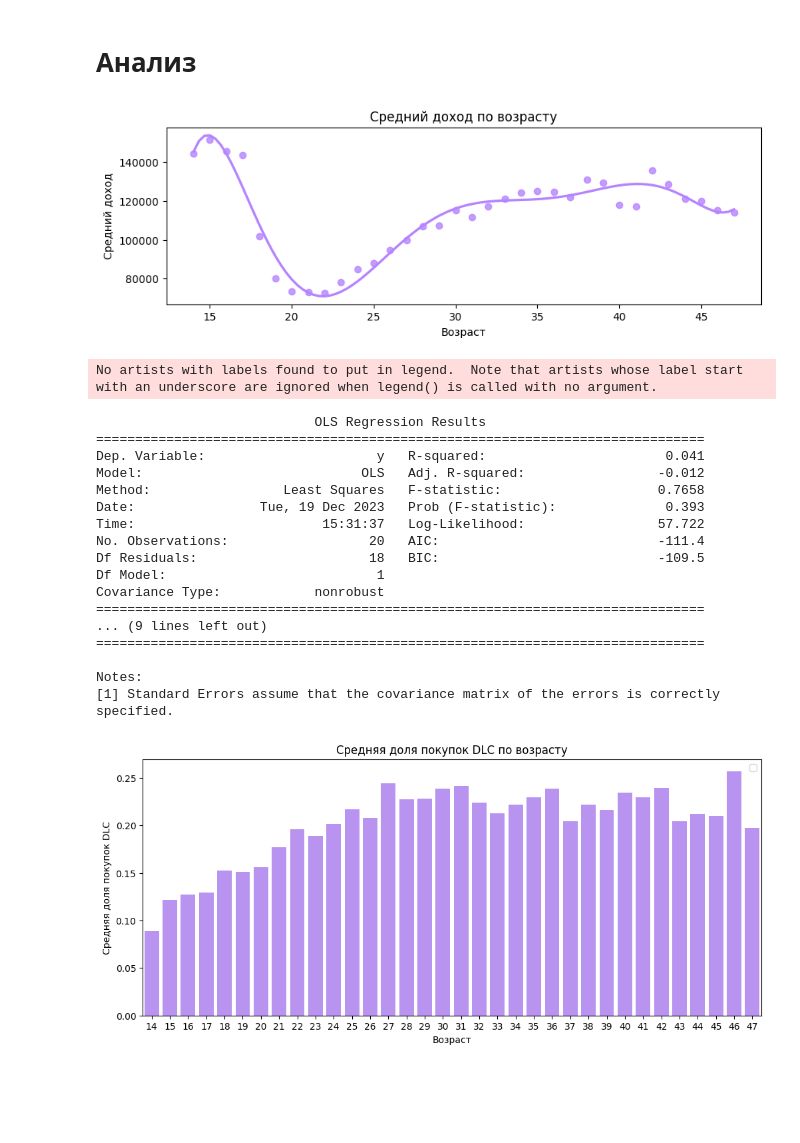
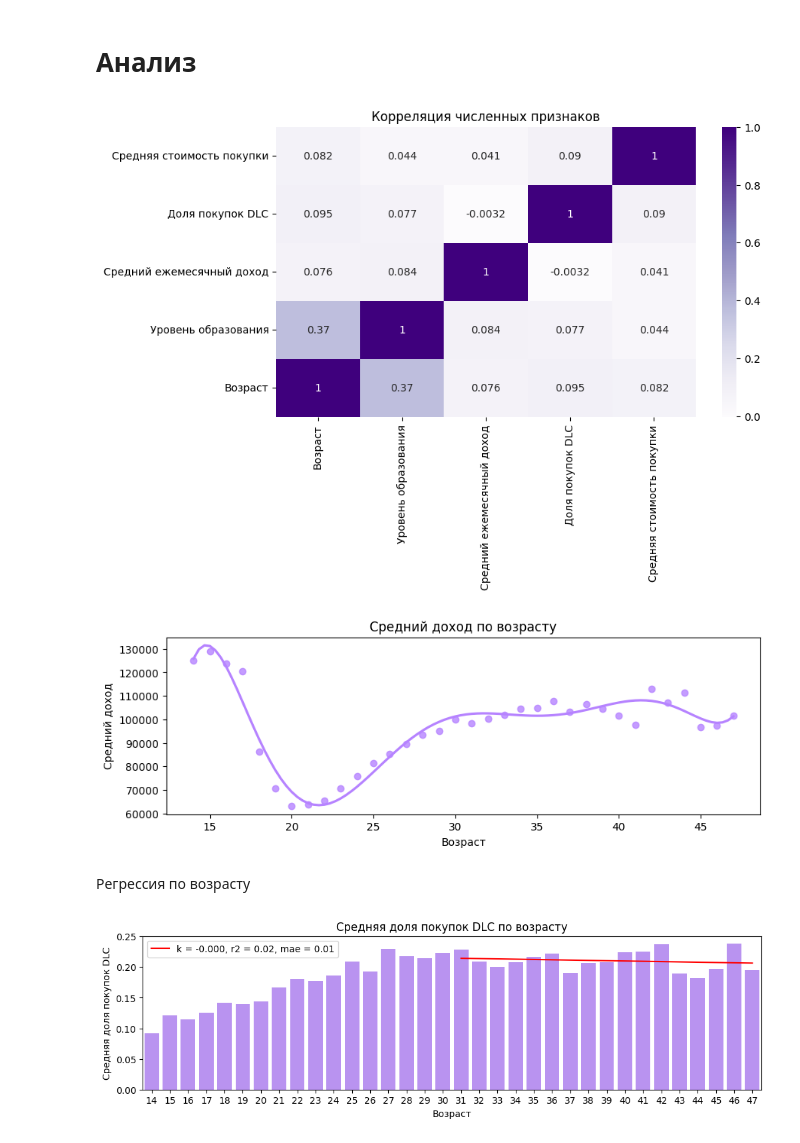
Before and after one commit to kotoskar/dano-final-tinkoff-games, a Jupyter notebook: data_preparing.ipynb, the cells around one changed output. Cells and saved outputs as stored; diff of their text form; code cells hidden in the pictures; blank space fills up the shorter version.

```diff
--- a/data_preparing.ipynb
+++ b/data_preparing.ipynb
@@ -143,7 +156,7 @@ def correct_edu_lvl(cliend_id):
         max_lvl -= 1
     return edu_lvl_by_grade[max_lvl]
 # %%
-df['education_level'] = df['client_id'].map(correct_edu_lvl)
+# df['education_level'] = df['client_id'].map(correct_edu_lvl)
 # %% [markdown]
 ----
 # %% [markdown]
@@ -182,0 +208,12 @@ plt.boxplot(client_ids.map(mean_income_by_id), vert=False);
+# %%
+stats = cbook.boxplot_stats(client_ids.map(mean_income_by_id))
+lower_threshold = stats[0]['whislo']
+upper_threshold = stats[0]['whishi']
+
+print(f"Lower threshold: {lower_threshold}")
+print(f"Upper threshold: {upper_threshold}")
+n_deleted = client_ids.shape[0] - client_ids[client_ids.map(
+    mean_income_by_id).between(lower_threshold, upper_threshold)].shape[0]
+print(f'Deleted {n_deleted} users ({n_deleted / n_users * 100:.2f}%)')
+client_ids = client_ids[client_ids.map(
+    mean_income_by_id).between(lower_threshold, upper_threshold)]
@@ -203,20 +252,32 @@ dlc_to_all_ratio_by_id = df.groupby('client_id')['is_DLC'].mean()
 mean_good_price_by_id = df.groupby(['client_id', 'id'])['good_price'].sum().groupby('client_id').mean()
 # %% [markdown]
 # Анализ
+# %%
+fig = plt.figure(figsize=(9, 5))
+numeric_features = pd.DataFrame({'Возраст': client_ids.map(min_age_by_id), 'Уровень образования': client_ids.map(correct_edu_lvl).apply(lambda x: edu_lvl_grade[x]), 'Средний ежемесячный доход': client_ids.map(mean_income_by_id), 'Доля покупок DLC': client_ids.map(dlc_to_all_ratio_by_id), 'Средняя стоимость покупки': client_ids.map(mean_good_price_by_id)})
+correlation_matrix = numeric_features.corr()
+sns.heatmap(correlation_matrix, annot=True, cmap=plt.cm.Purples)
+plt.gca().invert_yaxis()
+plt.title('Корреляция численных признаков')
+plt.show()
+# %% [output]
+[figure, added]
 # %%
 plt.figure(figsize=(10, 3))
 df1 = pd.DataFrame({'age': client_ids.map(min_age_by_id),
                    'mean income': client_ids.map(mean_income_by_id)})
+
 df1 = df1[df1['age'].between(14, 50)]
 df2 = df1.groupby('age')['mean income'].mean().reset_index()
 sns.regplot(x='age', y='mean income', data=df2, order=7,
             ci=None, color=graphics_color)
+
 plt.xlabel('Возраст')
 plt.ylabel('Средний доход')
 plt.title('Средний доход по возрасту')
 plt.show()
 # %% [output]
-[figure, old version]
+[figure, new version]
 # %%
 def find_w0_w1(x, y):
     w1 = ((x - x.mean()) * (y - y.mean())).sum() / ((x - x.mean()) ** 2).sum()
@@ -225,56 +286,39 @@ def find_w0_w1(x, y):
 # %%
 from sklearn.metrics import mean_squared_error, r2_score, mean_absolute_error
 import statsmodels.api as sm
+# %% [markdown]
+Регрессия по возрасту
 # %%
-# age_groups = [(14, 27), (27, 47)]
-age_groups = [(27, 47)]
+# age_groups = [(14, 31), (31, 47)]
+age_groups = [(31, 47)]
 
-fig = plt.figure(figsize=(12, 5))
+plt.figure(figsize=(12, 3))
 
 df1 = pd.DataFrame({'age': client_ids.map(min_age_by_id), 'dlc_to_all_ratio': client_ids.map(dlc_to_all_ratio_by_id)})
 
 df1 = df1.groupby('age')['dlc_to_all_ratio'].mean().reset_index()
 
 for min_age, max_age in age_groups:
-    x = np.arange(min_age, max_age)
-    y = df1[df1['age'].isin(x)]['dlc_to_all_ratio'].values
+    x = np.arange(min_age, max_age + 1)
+    y = df1[df1['age'].between(min_age, max_age)]['dlc_to_all_ratio'].values
 
-    model = sm.OLS(y, sm.add_constant(x)).fit()
-    print(model.summary())
+    w0, w1 = find_w0_w1(x, y)
 
-    # plt.plot(x - 14, w0 + w1 * np.array(x), label=f'От {min_age} до {max_age} лет', color = 'red')
-    # annot = f'k = {w1:.3f}, r2 = {r2_score(y, w0 + w1 * x):.3f}, mae = {mean_absolute_error(y, w0 + w1 * x):.8f}'
+    annot = f'k = {w1:.3f}, r2 = {r2_score(y, w0 + w1 * x):.2f}, mae = {mean_absolute_error(y, w0 + w1 * x):.2f}'
+    plt.plot(x - 14, w0 + w1 * x, label=annot, color = 'red')
     # plt.annotate(annot, (x.mean() - 14, 1.05 * (w0 + w1 * x.mean())), fontsize=12)
 
 
 plt.legend()
 
 plt.title("Средняя доля покупок DLC по возрасту")
 
 df1 = pd.DataFrame({'age': client_ids.map(min_age_by_id),
                    'dlc_to_all_ratio': client_ids.map(dlc_to_all_ratio_by_id)})
-df1 = df1[df1['age'].between(14, 50)]
+
 df2 = df1.groupby('age')['dlc_to_all_ratio'].mean().reset_index()
 sns.barplot(x='age', y='dlc_to_all_ratio', data=df2, color=graphics_color)
 plt.xlabel('Возраст')
 plt.ylabel('Средняя доля покупок DLC');
 # %% [output]
-No artists with labels found to put in legend.  Note that artists whose label start with an underscore are ignored when legend() is called with no argument.
-                            OLS Regression Results
-==============================================================================
-Dep. Variable:                      y   R-squared:                       0.041
-Model:                            OLS   Adj. R-squared:                 -0.012
-Method:                 Least Squares   F-statistic:                    0.7658
-Date:                Tue, 19 Dec 2023   Prob (F-statistic):              0.393
-Time:                        15:31:37   Log-Likelihood:                 57.722
-No. Observations:                  20   AIC:                            -111.4
-Df Residuals:                      18   BIC:                            -109.5
-Df Model:                           1
-Covariance Type:            nonrobust
-==============================================================================
-... (9 lines left out)
-==============================================================================
-
-Notes:
-[1] Standard Errors assume that the covariance matrix of the errors is correctly specified.
-[figure, old version]
+[figure, new version]
```
Also changed, not shown: parts of 24 cells of this notebook.
